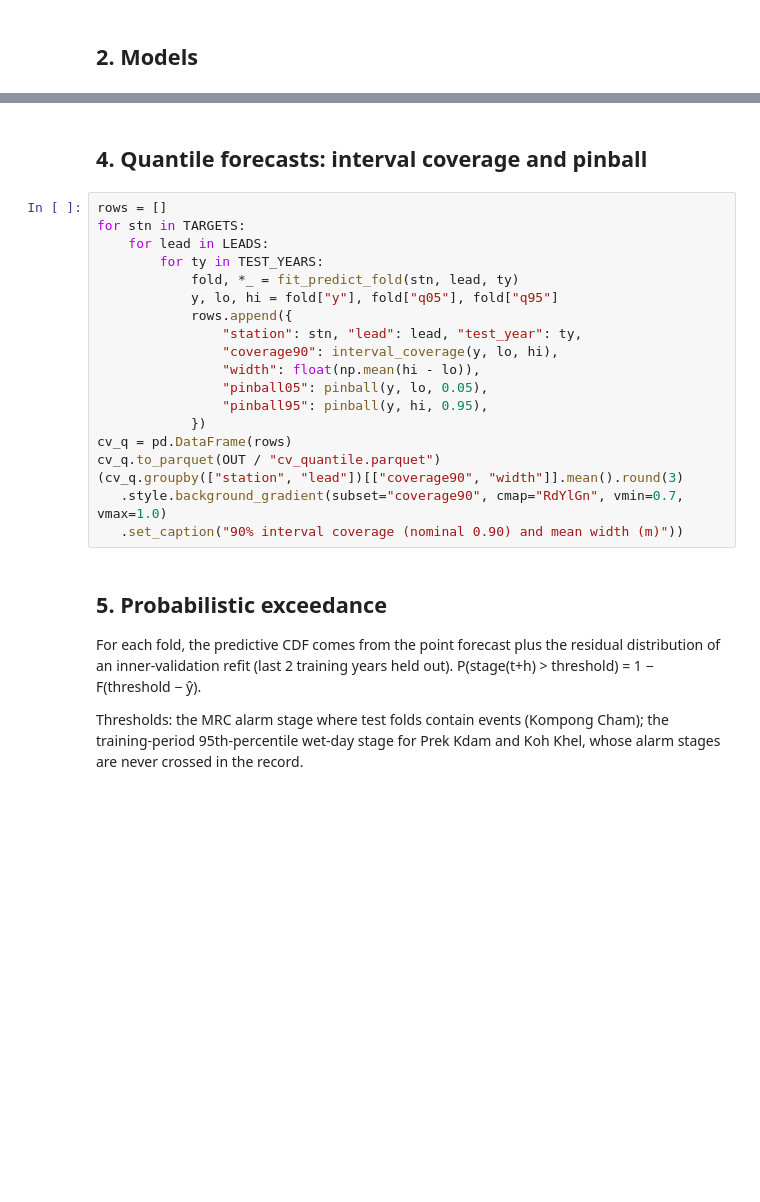
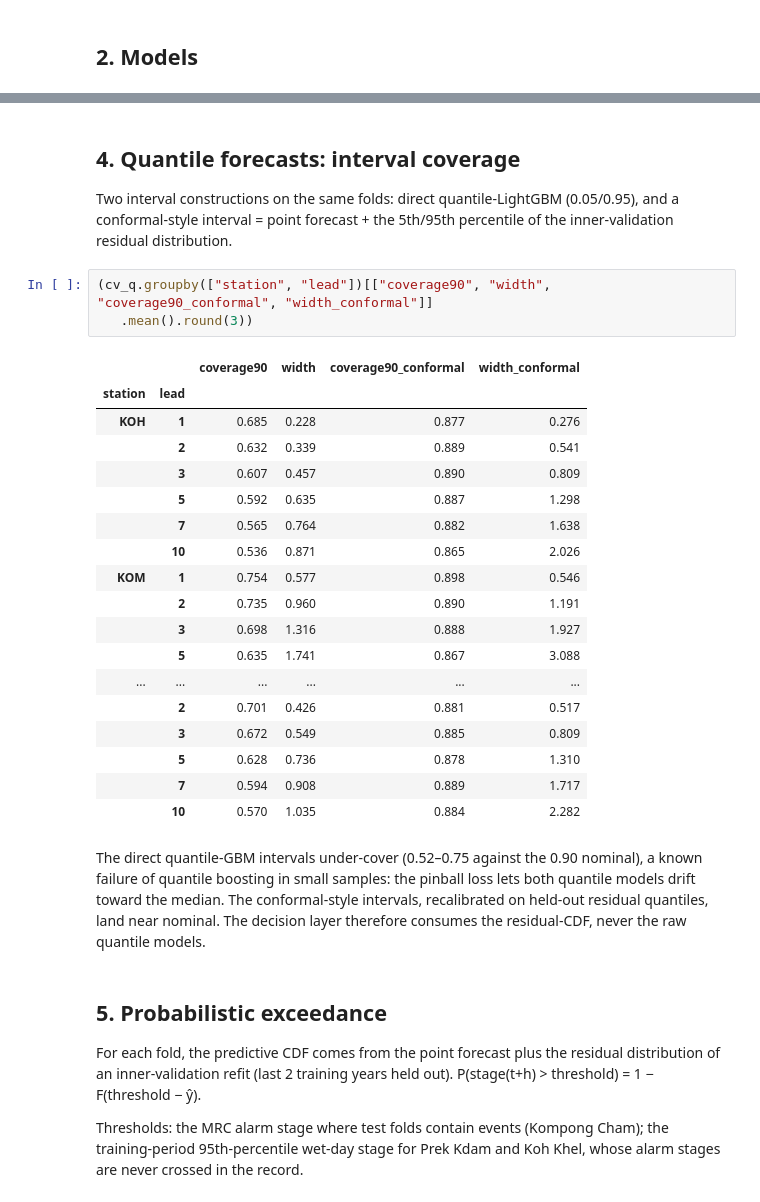
Before and after one commit to SunchhayK/MekongRiverCommissionAnalysis, a Jupyter notebook: notebooks/04_forecast_model.ipynb, the cells around one changed output, grey strips where cells are left out. Saved outputs shown, nothing was run; the diff lists cells and outputs as text; blank space fills up the shorter version.

```diff
--- a/notebooks/04_forecast_model.ipynb
+++ b/notebooks/04_forecast_model.ipynb
@@ -228,24 +391,38 @@ head
 # %% [markdown]
-## 4. Quantile forecasts: interval coverage and pinball
+## 4. Quantile forecasts: interval coverage
+
+Two interval constructions on the same folds: direct quantile-LightGBM
+(0.05/0.95), and a conformal-style interval = point forecast + the 5th/95th
+percentile of the inner-validation residual distribution.
 # %%
-rows = []
-for stn in TARGETS:
-    for lead in LEADS:
-        for ty in TEST_YEARS:
-            fold, *_ = fit_predict_fold(stn, lead, ty)
-            y, lo, hi = fold["y"], fold["q05"], fold["q95"]
-            rows.append({
-                "station": stn, "lead": lead, "test_year": ty,
-                "coverage90": interval_coverage(y, lo, hi),
-                "width": float(np.mean(hi - lo)),
-                "pinball05": pinball(y, lo, 0.05),
-                "pinball95": pinball(y, hi, 0.95),
-            })
-cv_q = pd.DataFrame(rows)
-cv_q.to_parquet(OUT / "cv_quantile.parquet")
-(cv_q.groupby(["station", "lead"])[["coverage90", "width"]].mean().round(3)
-   .style.background_gradient(subset="coverage90", cmap="RdYlGn", vmin=0.7, vmax=1.0)
-   .set_caption("90% interval coverage (nominal 0.90) and mean width (m)"))
+(cv_q.groupby(["station", "lead"])[["coverage90", "width", "coverage90_conformal", "width_conformal"]]
+   .mean().round(3))
+# %% [output]
+|  |  | coverage90 | width | coverage90_conformal | width_conformal |
+| station | lead |  |  |  |  |
+| KOH | 1 | 0.685 | 0.228 | 0.877 | 0.276 |
+|  | 2 | 0.632 | 0.339 | 0.889 | 0.541 |
+|  | 3 | 0.607 | 0.457 | 0.890 | 0.809 |
+|  | 5 | 0.592 | 0.635 | 0.887 | 1.298 |
+|  | 7 | 0.565 | 0.764 | 0.882 | 1.638 |
+|  | 10 | 0.536 | 0.871 | 0.865 | 2.026 |
+| KOM | 1 | 0.754 | 0.577 | 0.898 | 0.546 |
+|  | 2 | 0.735 | 0.960 | 0.890 | 1.191 |
+|  | 3 | 0.698 | 1.316 | 0.888 | 1.927 |
+|  | 5 | 0.635 | 1.741 | 0.867 | 3.088 |
+| ... | ... | ... | ... | ... | ... |
+|  | 2 | 0.701 | 0.426 | 0.881 | 0.517 |
+|  | 3 | 0.672 | 0.549 | 0.885 | 0.809 |
+|  | 5 | 0.628 | 0.736 | 0.878 | 1.310 |
+|  | 7 | 0.594 | 0.908 | 0.889 | 1.717 |
+|  | 10 | 0.570 | 1.035 | 0.884 | 2.282 |
+# %% [markdown]
+The direct quantile-GBM intervals under-cover (0.52–0.75 against the 0.90
+nominal), a known failure of quantile boosting in small samples: the pinball
+loss lets both quantile models drift toward the median. The conformal-style
+intervals, recalibrated on held-out residual quantiles, land near nominal.
+The decision layer therefore consumes the residual-CDF, never the raw
+quantile models.
 # %% [markdown]
 ## 5. Probabilistic exceedance
 
```
Also changed, not shown: parts of 19 cells of this notebook, 19 other files.
